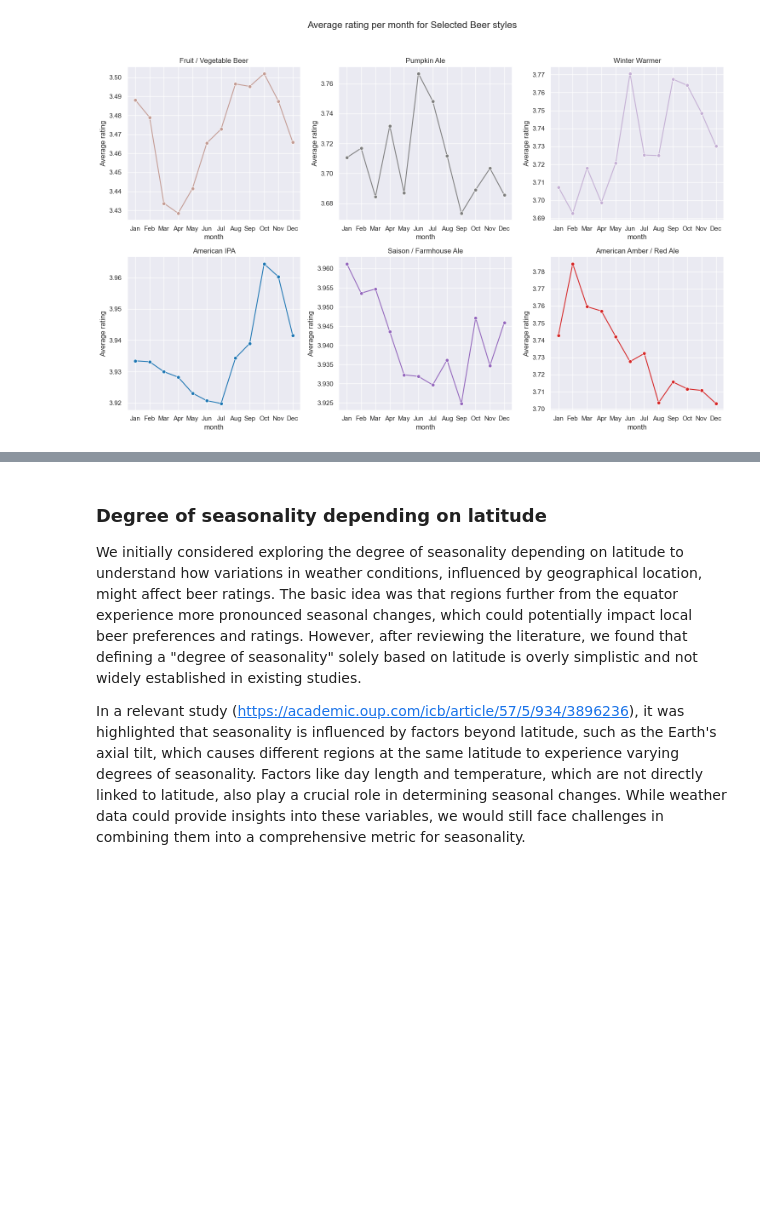
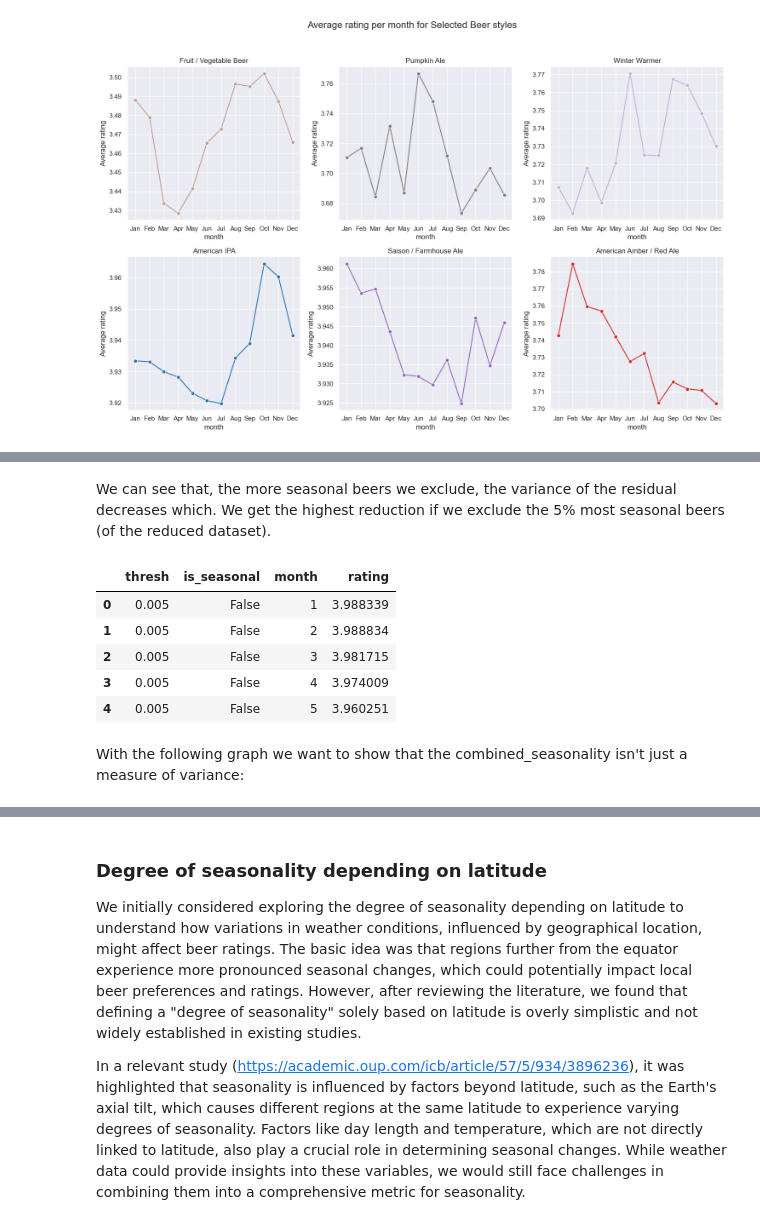
Before and after one commit to epfl-ada/ada-2024-project-leonardodatavinci, a Jupyter notebook: results.ipynb, the cells around one changed output, grey strips where cells are left out. Drawn from its saved outputs; the diff is of its cells as text; code cells hidden in the pictures; blank space fills up the shorter version.

```diff
--- a/results.ipynb
+++ b/results.ipynb
@@ -674,0 +743,7 @@ plt.show()
+# %%
+# we rate the beers based on
+def normalize(x):
+    return x / np.sqrt(np.sum(x**2))
+
+seasonality_avg_df["combined_seasonality_avg"] = seasonality_avg_df["peak_ratio"].to_numpy() + normalize(seasonality_avg_df["avg_amplitude"].to_numpy())
+seasonality_avg_df = seasonality_avg_df.sort_values("combined_seasonality_avg", ascending=False)
@@ -674,0 +771,25 @@ plt.show()
+# %%
+# add boolean for different thresholds
+thresholds = [0.005, 0.01, 0.05, 0.1]
+nr_thresholds = len(thresholds)
+
+# copy the dataframe for each threshold
+repeated_df = seasonality_avg_df.loc[np.repeat(seasonality_avg_df.index, nr_thresholds)]
+repeated_df['thresh'] = np.tile(thresholds, len(seasonality_avg_df))
+
+# repeat dataframe for every threshold
+for threshold in thresholds:
+    nrTrues = int(len(seasonality_avg_df) * threshold)
+    nrFalse = len(seasonality_avg_df) - nrTrues
+    boolArr = np.concat((np.repeat(True, nrTrues), np.repeat(False, nrFalse)))
+    repeated_df.loc[repeated_df["thresh"] == threshold, "is_seasonal"] = boolArr
+
+
+# merge with the entire dataframe to get the ratings per month
+repeated_df = repeated_df.drop(columns="rating") #drop rating as this is the mean rating which we don't need anymore
+reviews_peak_thresh_df = pd.merge(repeated_df, reviews_df, how="left", on="beer_name")
+
+#group by month for the plot
+grouped_seasonality_thresh_df = reviews_peak_thresh_df.groupby(["thresh", "is_seasonal", "month"])["rating"].agg("mean").reset_index()
+
+# grouped_seasonality_thresh_df.head()
@@ -674,0 +822,13 @@ plt.show()
+# %% [markdown]
+We can see that, the more seasonal beers we exclude, the variance of the residual decreases which. We get the highest reduction if we exclude the 5% most seasonal beers (of the reduced dataset).
+# %%
+grouped_seasonality_thresh_df.head()
+# %% [output]
+|  | thresh | is_seasonal | month | rating |
+| 0 | 0.005 | False | 1 | 3.988339 |
+| 1 | 0.005 | False | 2 | 3.988834 |
+| 2 | 0.005 | False | 3 | 3.981715 |
+| 3 | 0.005 | False | 4 | 3.974009 |
+| 4 | 0.005 | False | 5 | 3.960251 |
+# %% [markdown]
+With the following graph we want to show that the combined_seasonality isn't just a measure of variance:
```
Also changed, not shown: parts of 39 cells of this notebook, 12 other files.
